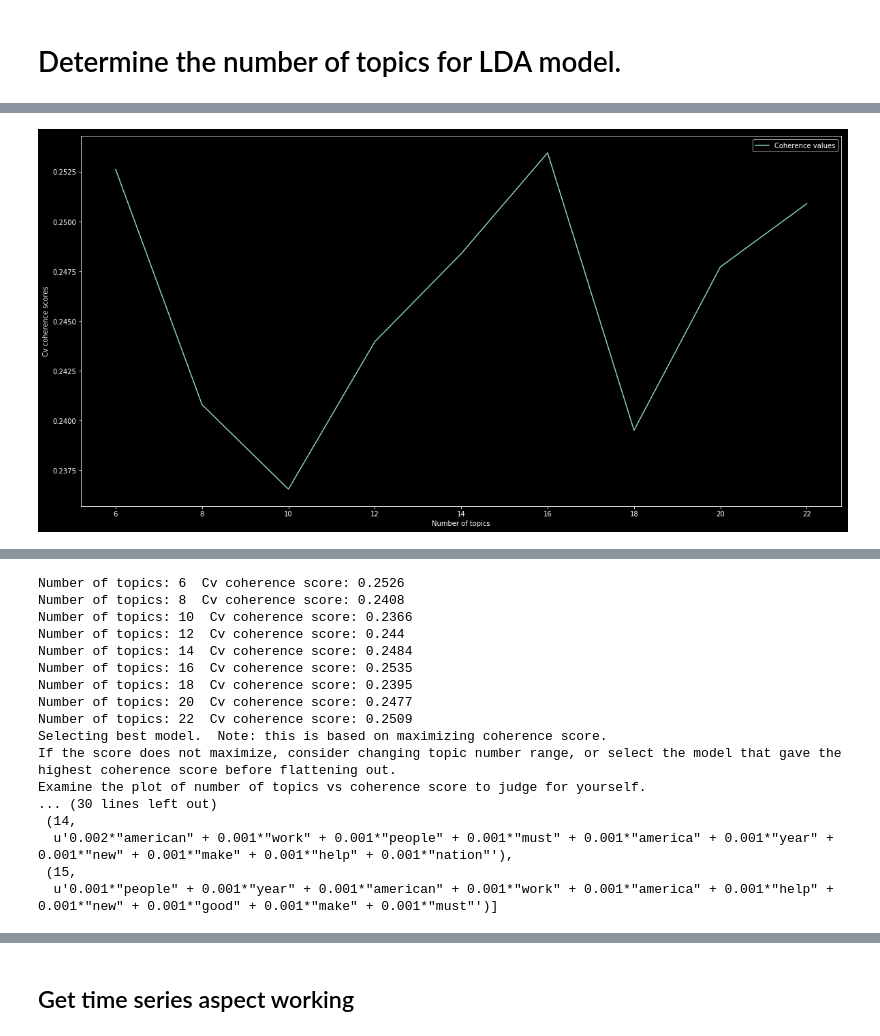
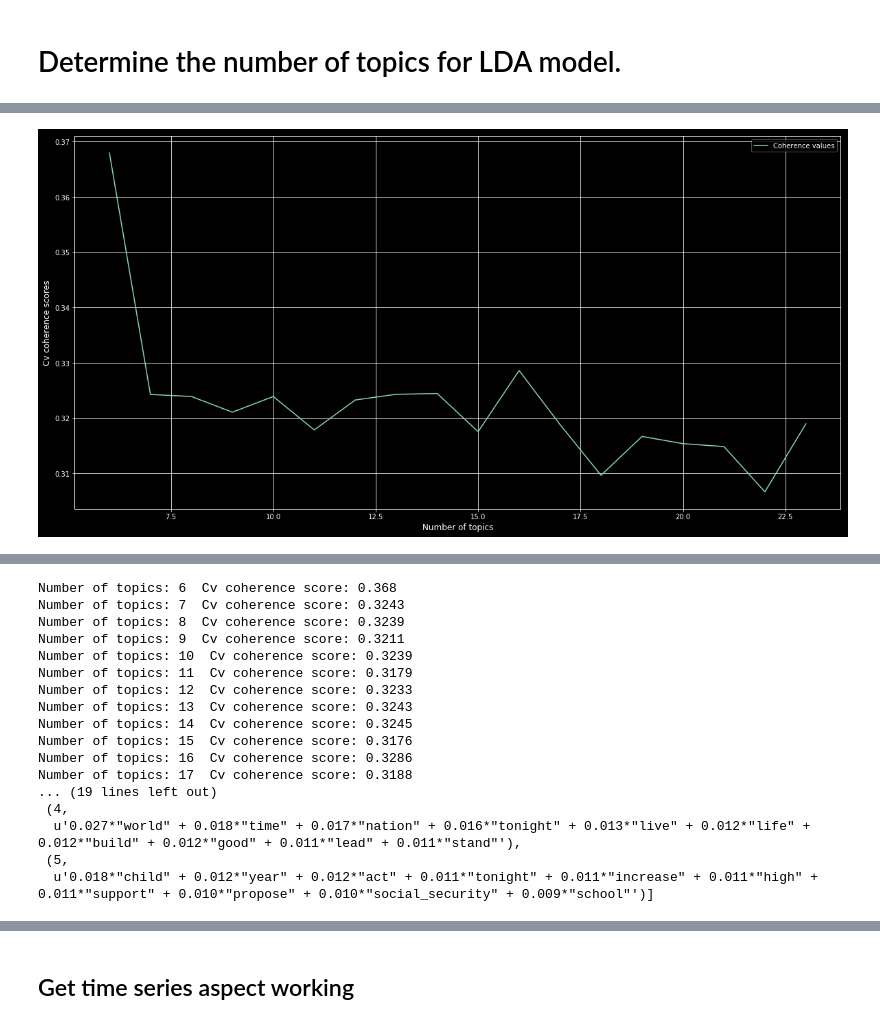
Before and after one commit to dokeeffe87/topic_time_series, a Jupyter notebook: topic_model_number_of_topics.ipynb, the cells around one changed output, grey strips where cells are left out. Saved outputs shown, nothing was run; the diff lists cells and outputs as text; code cells hidden in the pictures.

Commit message:
Added additional functions from nlp_preprocessing and further support for gemsim built in LDA

```diff
--- a/topic_model_number_of_topics.ipynb
+++ b/topic_model_number_of_topics.ipynb
@@ -99,9 +99,18 @@ df.shape
 (29, 3)
 # %% [markdown]
 ## Preprocessing
+# %%
+# Add a list of words to remove on top of the usual stopwords.
+custom_remove = ['american', 'america', 'year', 'must', 'people', 'new', 'make', 'good', 'americans']
 # %%
 # Run preprocessing functions on data.
-dictionary, corpus, text_lemma = nlp_preprocessing.lda_preprocess(df=df, text_col='speech', lang_list=['en'], min_count=5, threshold=100, trigrams=False)
+dictionary, corpus, text_lemma = nlp_preprocessing.lda_preprocess(df=df,
+                                                                  text_col='speech',
+                                                                  lang_list=['en'],
+                                                                  min_count=5,
+                                                                  threshold=100,
+                                                                  trigrams=False,
+                                                                  custom_remove=custom_remove)
 # %% [output]
 Begin LDA preprocessing
 Detecting languages
@@ -167,11 +183,23 @@ u'ability'
 # %% [markdown]
 # Determine the number of topics for LDA model.
 # %%
-# We won't use Mallet here as it doesn't play well with PYLDAviz
+# We won't use Mallet here as it doesn't play well with PYLDAviz.
+# Mallet gives superior topics which are easier to interpret.
+# model_list, coherence_values = nlp_preprocessing.compute_coherence_values(dictionary=dictionary,
+#                                                                           corpus=corpus,
+#                                                                           texts=text_lemma,
+#                                                                           limit=11,
+#                                                                           start=8,
+#                                                                           step=1,
+#                                                                           passes=100,
+#                                                                           iterations=1000,
+#                                                                           eval_every=1,
+#                                                                           eta='auto')
 model_list, coherence_values = nlp_preprocessing.compute_coherence_values(dictionary=dictionary,
                                                                           corpus=corpus,
                                                                           texts=text_lemma,
                                                                           limit=24,
                                                                           start=6,
-                                                                          step=2)
+                                                                          step=1,
+                                                                          mallet_path=mallet_path)
 # %% [output]
@@ -207,8 +244,8 @@ coherence_values
 # %%
 best_model, optimal_topic_num, coherence_value, best_index = nlp_preprocessing.evaluate_model_coherence(model_list=model_list,
                                                                                                         coherence_values=coherence_values,
                                                                                                         limit=24,
                                                                                                         start=6,
-                                                                                                        step=2)
+                                                                                                        step=1)
 # %% [output]
-[figure, old version]
+[figure, new version]
@@ -231,18 +258,18 @@ best_model, optimal_topic_num, coherence_value, best_index = nlp_preprocessing.e
-Number of topics: 6  Cv coherence score: 0.2526
-Number of topics: 8  Cv coherence score: 0.2408
-Number of topics: 10  Cv coherence score: 0.2366
-Number of topics: 12  Cv coherence score: 0.244
-Number of topics: 14  Cv coherence score: 0.2484
-Number of topics: 16  Cv coherence score: 0.2535
-Number of topics: 18  Cv coherence score: 0.2395
-Number of topics: 20  Cv coherence score: 0.2477
-Number of topics: 22  Cv coherence score: 0.2509
-Selecting best model.  Note: this is based on maximizing coherence score.
-If the score does not maximize, consider changing topic number range, or select the model that gave the highest coherence score before flattening out.
-Examine the plot of number of topics vs coherence score to judge for yourself.
-... (30 lines left out)
- (14,
-  u'0.002*"american" + 0.001*"work" + 0.001*"people" + 0.001*"must" + 0.001*"america" + 0.001*"year" + 0.001*"new" + 0.001*"make" + 0.001*"help" + 0.001*"nation"'),
- (15,
-  u'0.001*"people" + 0.001*"year" + 0.001*"american" + 0.001*"work" + 0.001*"america" + 0.001*"help" + 0.001*"new" + 0.001*"good" + 0.001*"make" + 0.001*"must"')]
+Number of topics: 6  Cv coherence score: 0.368
+Number of topics: 7  Cv coherence score: 0.3243
+Number of topics: 8  Cv coherence score: 0.3239
+Number of topics: 9  Cv coherence score: 0.3211
+Number of topics: 10  Cv coherence score: 0.3239
+Number of topics: 11  Cv coherence score: 0.3179
+Number of topics: 12  Cv coherence score: 0.3233
+Number of topics: 13  Cv coherence score: 0.3243
+Number of topics: 14  Cv coherence score: 0.3245
+Number of topics: 15  Cv coherence score: 0.3176
+Number of topics: 16  Cv coherence score: 0.3286
+Number of topics: 17  Cv coherence score: 0.3188
+... (19 lines left out)
+ (4,
+  u'0.027*"world" + 0.018*"time" + 0.017*"nation" + 0.016*"tonight" + 0.013*"live" + 0.012*"life" + 0.012*"build" + 0.012*"good" + 0.011*"lead" + 0.011*"stand"'),
+ (5,
+  u'0.018*"child" + 0.012*"year" + 0.012*"act" + 0.011*"tonight" + 0.011*"increase" + 0.011*"high" + 0.011*"support" + 0.010*"propose" + 0.010*"social_security" + 0.009*"school"')]
 # %%
```
Also changed, not shown: parts of 36 cells of this notebook.
